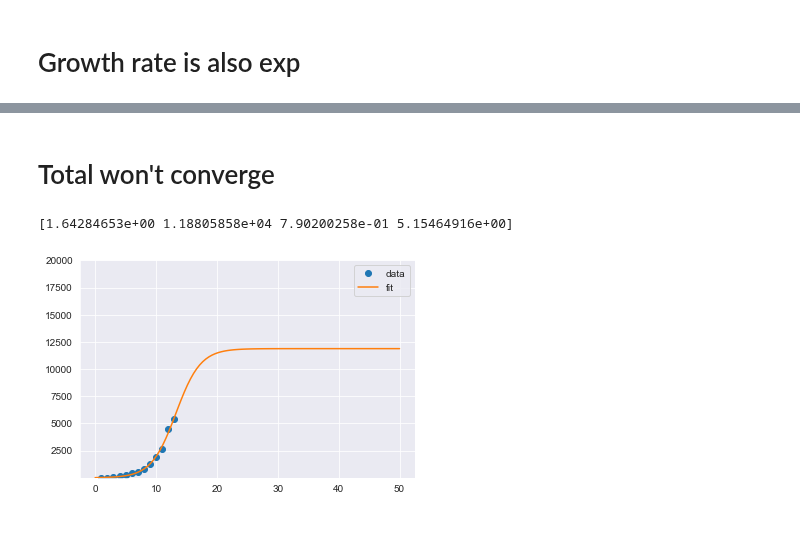
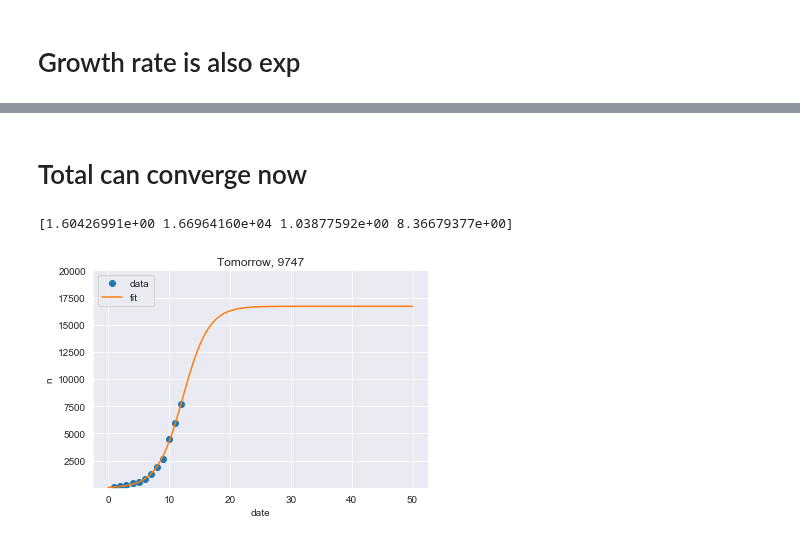
Before and after one commit to tongbaojia/vr_2020, a Jupyter notebook: Virus.ipynb, the cells around one changed output, grey strips where cells are left out. Drawn from its saved outputs; the diff is of its cells as text; code cells hidden in the pictures.

```diff
--- a/Virus.ipynb
+++ b/Virus.ipynb
@@ -29,3 +30,6 @@ from scipy import stats
 total = [c[0]]
 for i in c[1:]:
     total.append(total[-1] + i)
+print(total)
+total = total[2:]
+print(total)
@@ -92,20 +99,20 @@ plt.show()
 # %% [markdown]
 # Growth rate is also exp
 # %%
-xdata = np.arange(1, len(total)+1)
-ydata = np.array(c)
-# initial guess for curve fit coefficients
-guess = [20, 1, 50000, 0]
+# xdata = np.arange(1, len(total)+1)
+# ydata = np.array(c)
+# # initial guess for curve fit coefficients
+# guess = [20, 1, 50000, 0]
 
-popt, pcov = curve_fit(exp, xdata, ydata, sigma=np.sqrt(xdata))
-print(popt)
+# popt, pcov = curve_fit(exp, xdata, ydata, sigma=np.sqrt(ydata))
+# print(popt)
 
-x = np.linspace(0, 15, 50)
-y = exp(x, *popt)
+# x = np.linspace(0, 15, 50)
+# y = exp(x, *popt)
 
-plt.plot(xdata, ydata, 'o', label='data')
-plt.plot(x, y, label='fit')
-plt.ylim(1, 1E4)
-plt.yscale('log')
-plt.legend(loc='best')
-plt.show()
+# plt.plot(xdata, ydata, 'o', label='data')
+# plt.plot(x, y, label='fit')
+# plt.ylim(1, 1E4)
+# plt.yscale('log')
+# plt.legend(loc='best')
+# plt.show()
@@ -115,31 +119,39 @@ plt.show()
 # %% [markdown]
-# Total won't converge
+# Total can converge now
 # %%
 def sigmoid(x, a, n, b, c):
     y = n * 1 / (1  +  b * n * a ** (-c - x))
     return y
 
 # initial guess for curve fit coefficients
 ydata = np.array(total)
-guess = [1, 20000, 2, 5]
-popt, pcov = curve_fit(sigmoid, xdata, ydata, p0=guess, sigma=np.sqrt(xdata), bounds=(0, [10, 1E6, 20, 20]))
+guess = [1, 30000, 2, 5]
+popt, pcov = curve_fit(sigmoid, xdata, ydata, p0=guess, sigma=np.sqrt(xdata), bounds=([0, 1E4, 0, 0], [10, 1E6, 20, 20]))
 print(popt)
 
 perr = np.sqrt(np.diag(pcov))
 popt_up = popt + nstd * perr
 popt_down = popt - nstd * perr
 
 x = np.linspace(0, 50, 100)
 y = sigmoid(x, *popt)
 
+tmr = len(xdata) + 1
+pred = int(sigmoid(tmr, *popt))
+pred_up = int(sigmoid(tmr, *popt_up))
+pred_down = int(sigmoid(tmr, *popt_down))
+
 plt.plot(xdata, ydata, 'o', label='data')
 plt.plot(x, y, label='fit')
 # plt.plot(x, sigmoid(x, *popt_up), c='g', dashes=[6, 2], lw=1., label='95% cf up')
 # plt.plot(x, sigmoid(x, *popt_down), c='b', dashes=[6, 2], lw=1., label='95% cf down')
+plt.title("Tomorrow, {}".format(pred))
 plt.ylim(1, 2E4)
-# plt.yscale('log')
+plt.savefig('Plots/1_30_2020_sigmoid.png', dpi=300)
 plt.legend(loc='best')
+plt.xlabel('date')
+plt.ylabel('n')
 plt.show()
 # %% [output]
-[1.64284653e+00 1.18805858e+04 7.90200258e-01 5.15464916e+00]
+[1.60426991e+00 1.66964160e+04 1.03877592e+00 8.36679377e+00]
-[figure, old version]
+[figure, new version]
```
Also changed, not shown: parts of 4 cells of this notebook, 3 other files.
